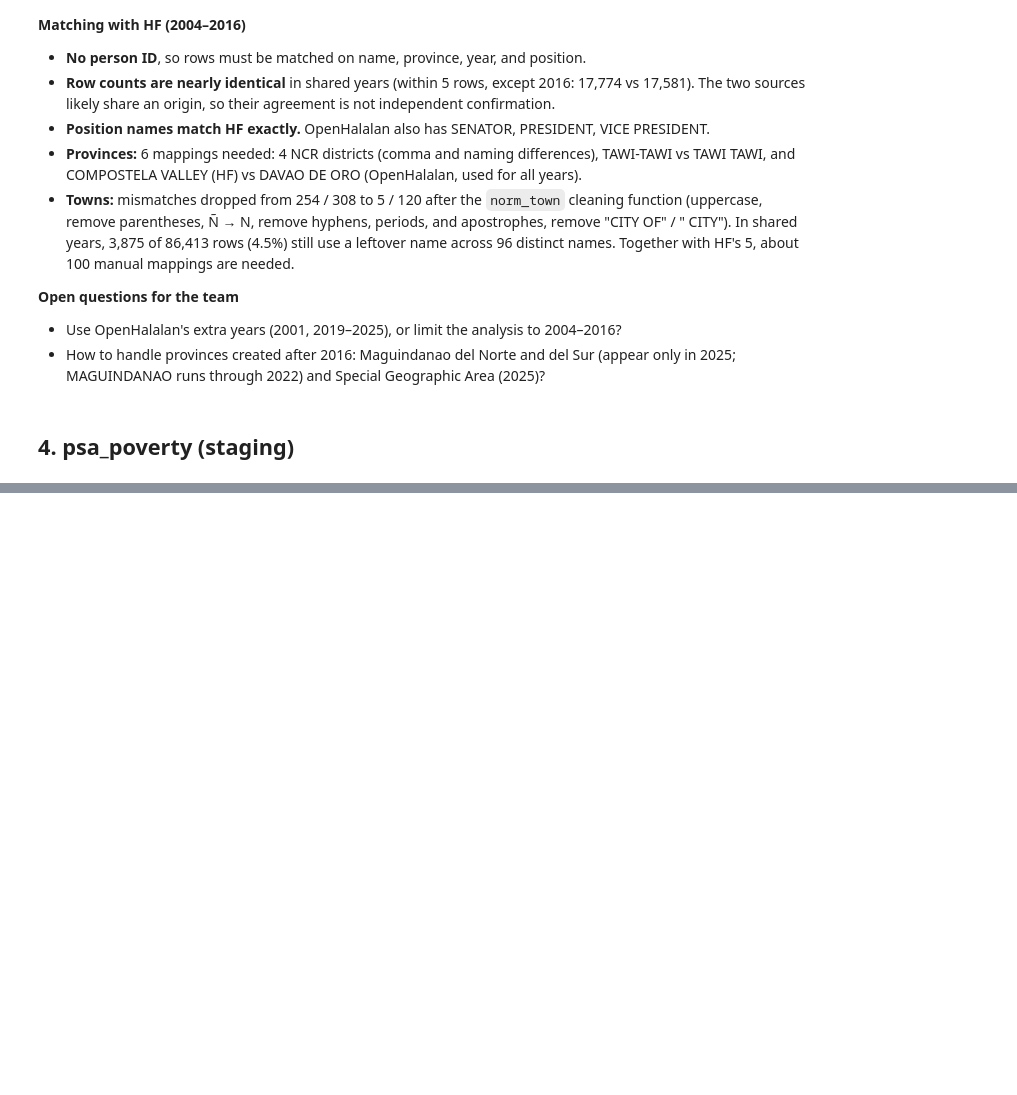
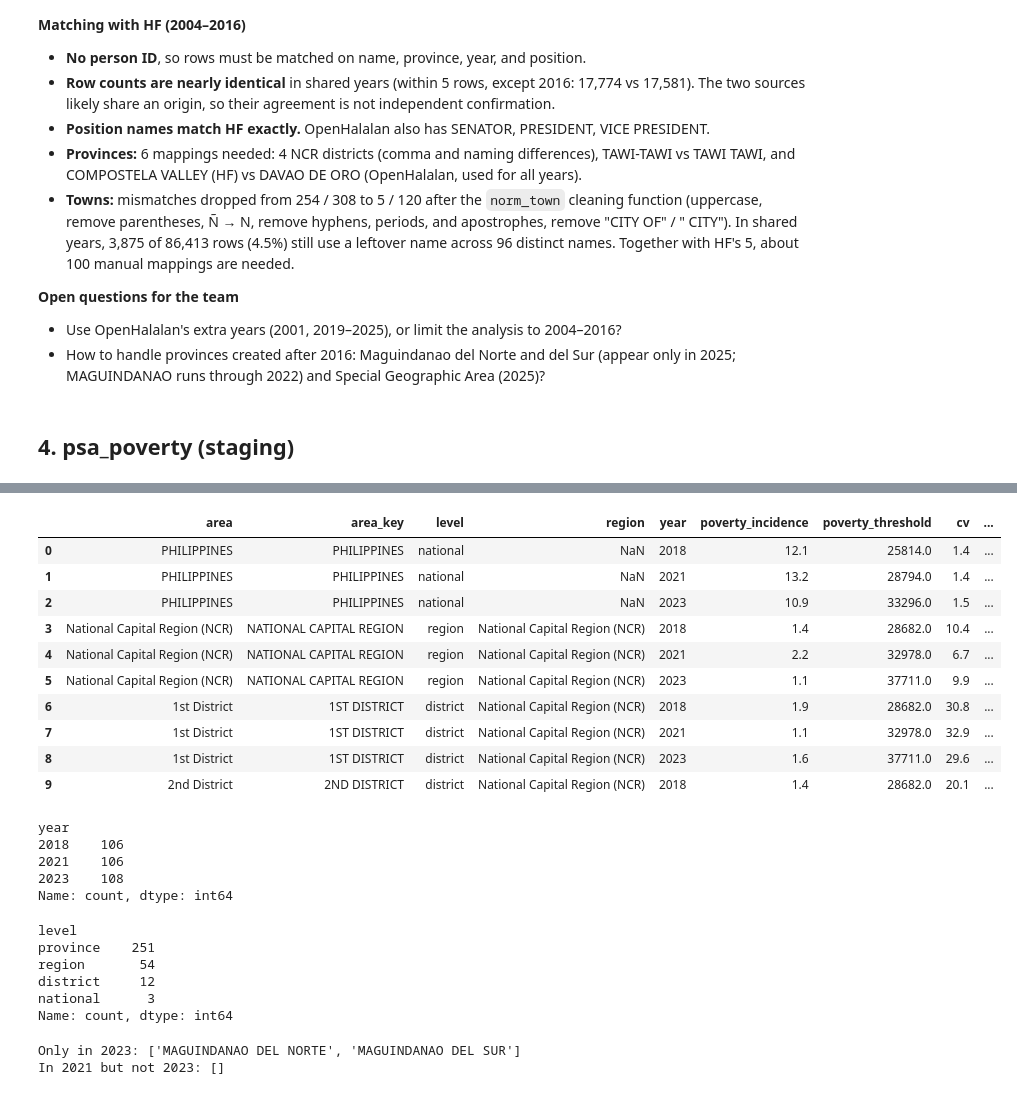
Before and after one commit to SrPenguin000/ph-political-dynasty-project, a Jupyter notebook: notebooks/01_source_profiling.ipynb, the cells around one changed output, grey strips where cells are left out. Drawn from its saved outputs; the diff is of its cells as text; code cells hidden in the pictures; blank space fills up the shorter version.

```diff
--- a/notebooks/01_source_profiling.ipynb
+++ b/notebooks/01_source_profiling.ipynb
@@ -560,3 +579,7 @@ Distinct leftover names in overlap years: 96
 - How to handle provinces created after 2016: Maguindanao del Norte and del Sur (appear only in 2025; MAGUINDANAO runs through 2022) and Special Geographic Area (2025)?
 # %% [markdown]
 ## 4. psa_poverty (staging)
+# %%
+poverty = pd.read_csv(STAGING / "psa_poverty.csv")
+print(poverty.shape)
+poverty.info()
@@ -562,0 +604,39 @@ Distinct leftover names in overlap years: 96
+# %%
+poverty.head(10)
+# %% [output]
+|  | area | area_key | level | region | year | poverty_incidence | poverty_threshold | cv | ... |
+| 0 | PHILIPPINES | PHILIPPINES | national | NaN | 2018 | 12.1 | 25814.0 | 1.4 | ... |
+| 1 | PHILIPPINES | PHILIPPINES | national | NaN | 2021 | 13.2 | 28794.0 | 1.4 | ... |
+| 2 | PHILIPPINES | PHILIPPINES | national | NaN | 2023 | 10.9 | 33296.0 | 1.5 | ... |
+| 3 | National Capital Region (NCR) | NATIONAL CAPITAL REGION | region | National Capital Region (NCR) | 2018 | 1.4 | 28682.0 | 10.4 | ... |
+| 4 | National Capital Region (NCR) | NATIONAL CAPITAL REGION | region | National Capital Region (NCR) | 2021 | 2.2 | 32978.0 | 6.7 | ... |
+| 5 | National Capital Region (NCR) | NATIONAL CAPITAL REGION | region | National Capital Region (NCR) | 2023 | 1.1 | 37711.0 | 9.9 | ... |
+| 6 | 1st District | 1ST DISTRICT | district | National Capital Region (NCR) | 2018 | 1.9 | 28682.0 | 30.8 | ... |
+| 7 | 1st District | 1ST DISTRICT | district | National Capital Region (NCR) | 2021 | 1.1 | 32978.0 | 32.9 | ... |
+| 8 | 1st District | 1ST DISTRICT | district | National Capital Region (NCR) | 2023 | 1.6 | 37711.0 | 29.6 | ... |
+| 9 | 2nd District | 2ND DISTRICT | district | National Capital Region (NCR) | 2018 | 1.4 | 28682.0 | 20.1 | ... |
+# %%
+poverty["year"].value_counts().sort_index()
+# %% [output]
+year
+2018    106
+2021    106
+2023    108
+Name: count, dtype: int64
+# %%
+poverty["level"].value_counts()
+# %% [output]
+level
+province    251
+region       54
+district     12
+national      3
+Name: count, dtype: int64
+# %%
+names_by_year = poverty.groupby("year")["area_key"].apply(set)
+
+print("Only in 2023:", sorted(names_by_year[2023] - names_by_year[2021]))
+print("In 2021 but not 2023:", sorted(names_by_year[2021] - names_by_year[2023]))
+# %% [output]
+Only in 2023: ['MAGUINDANAO DEL NORTE', 'MAGUINDANAO DEL SUR']
+In 2021 but not 2023: []
```
Also changed, not shown: parts of 25 cells of this notebook.
